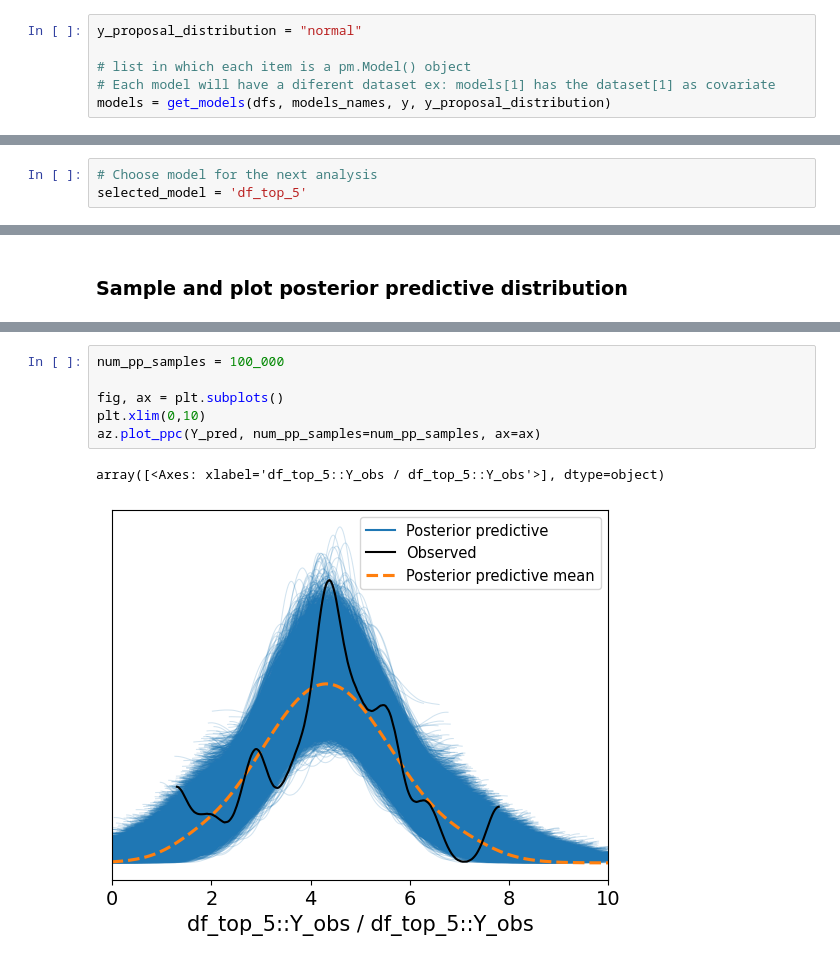
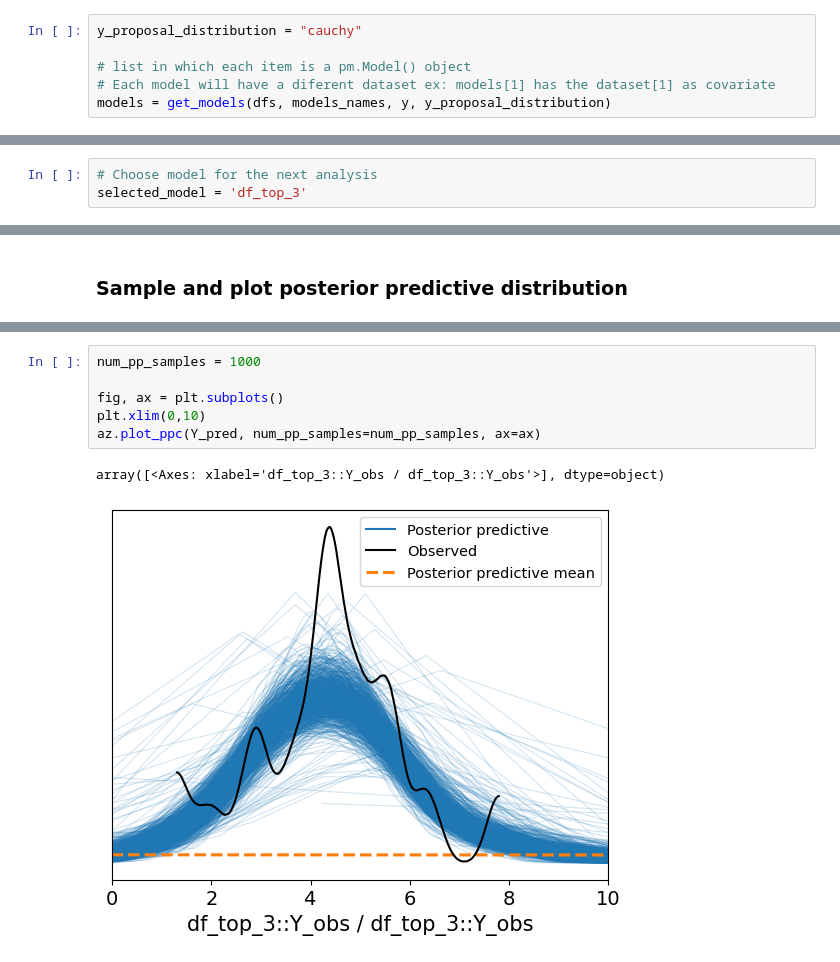
Before and after one commit to DaviGiordano/modeling-risk-infection, a Jupyter notebook: mcmc_with_metropolis_hastings_cauchy.ipynb, the cells around one changed output, grey strips where cells are left out. Saved outputs shown, nothing was run; the diff lists cells and outputs as text.

Commit message:
Update cauchy and normal mcmc

```diff
--- a/mcmc_with_metropolis_hastings_cauchy.ipynb
+++ b/mcmc_with_metropolis_hastings_cauchy.ipynb
@@ -55,7 +53,7 @@ X = normalize_dataset(X)
 # list in which each item is a datafram with the columns previously specified
 dfs = get_specified_dfs(X, variables_of_dfs_to_build)
 # %%
-y_proposal_distribution = "normal"
+y_proposal_distribution = "cauchy"
 
 # list in which each item is a pm.Model() object
 # Each model will have a diferent dataset ex: models[1] has the dataset[1] as covariate
@@ -146,6 +146,6 @@ dfwaic[['rank','elpd_waic', 'p_waic']]
 # %%
 # Choose model for the next analysis
-selected_model = 'df_top_5'
+selected_model = 'df_top_3'
 # %% [markdown]
 ### View summary of selected model for the current distribution
 # %%
@@ -183,9 +197,9 @@ Sampling: [df_top_5::Y_obs]
 # %%
-num_pp_samples = 100_000
+num_pp_samples = 1000
 
 fig, ax = plt.subplots()
 plt.xlim(0,10)
 az.plot_ppc(Y_pred, num_pp_samples=num_pp_samples, ax=ax)
 # %% [output]
-array([<Axes: xlabel='df_top_5::Y_obs / df_top_5::Y_obs'>], dtype=object)
+array([<Axes: xlabel='df_top_3::Y_obs / df_top_3::Y_obs'>], dtype=object)
-[figure, old version]
+[figure, new version]
```
Also changed, not shown: parts of 10 cells of this notebook, 1 other file.
